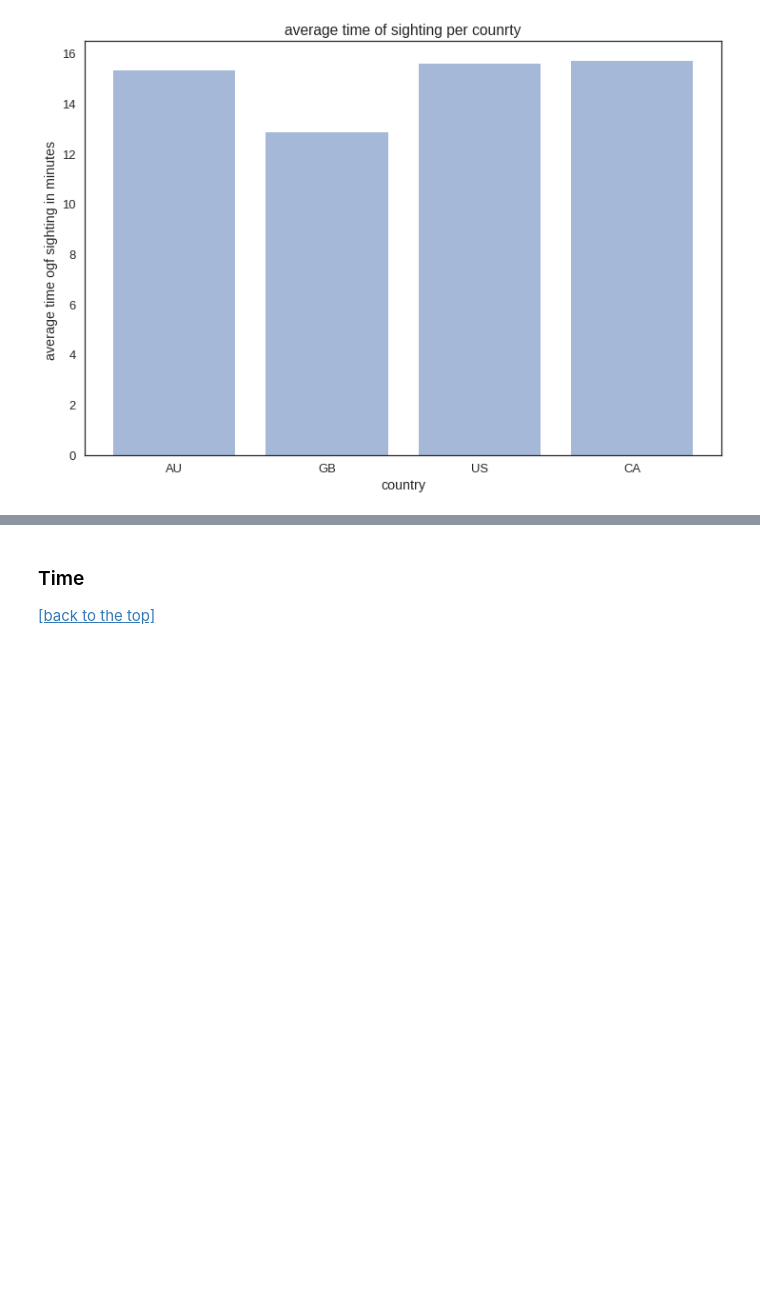
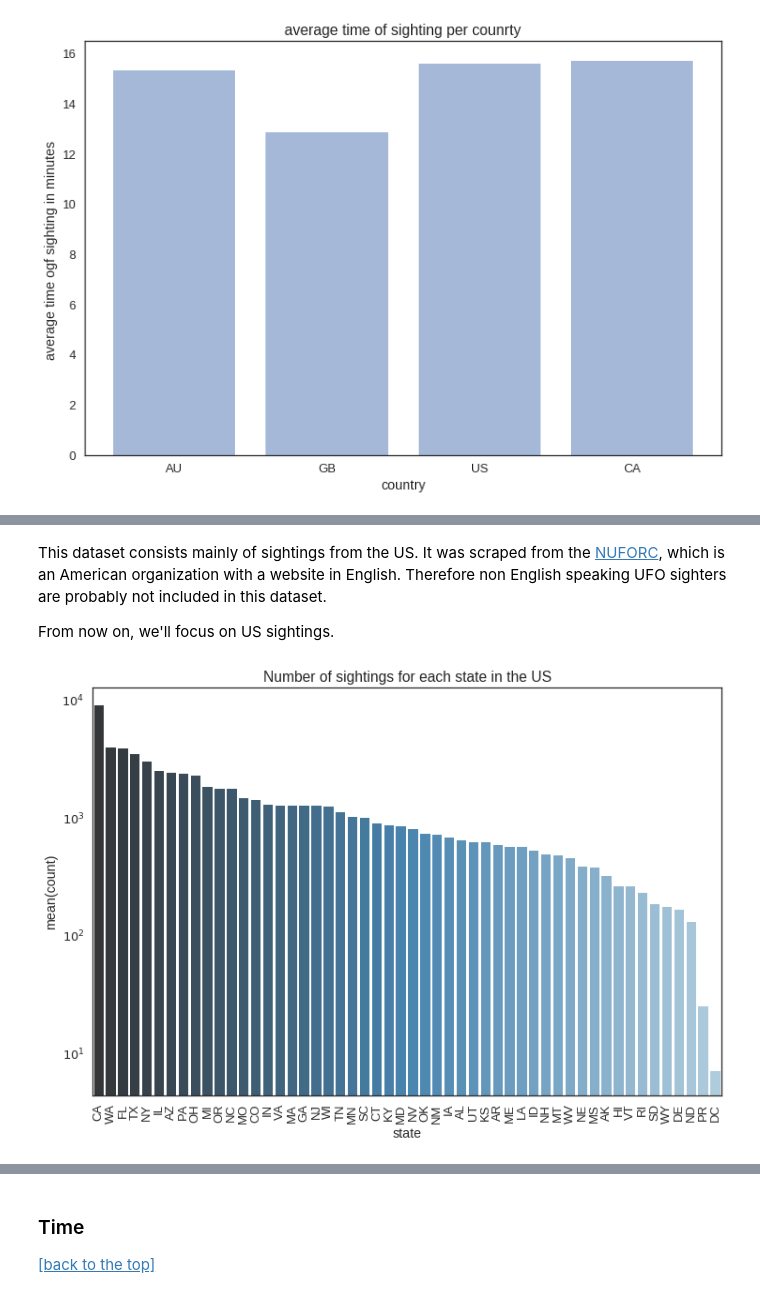
Before and after one commit to shahamran/needle, a Jupyter notebook: Aliens.ipynb, the cells around one changed output, grey strips where cells are left out. Cells and saved outputs as stored; diff of their text form; code cells hidden in the pictures; blank space fills up the shorter version.

```diff
--- a/Aliens.ipynb
+++ b/Aliens.ipynb
@@ -267,0 +284,13 @@ averageDurationPerCountry()
+# %% [markdown]
+This dataset consists mainly of sightings from the US. It was scraped from the [NUFORC](http://www.nuforc.org/), which is an American organization with a website in English. Therefore non English speaking UFO sighters are probably not included in this dataset.
+
+From now on, we'll focus on US sightings.
+# %%
+states_data = data.loc[data[COUNTRY] == 'US', STATE]
+states_data = states_data.value_counts().reset_index().rename(
+    columns={STATE: COUNT, 'index': STATE})
+sns.barplot(x=STATE, y=COUNT, data=states_data, log=True, palette='Blues_d');
+plt.xticks(rotation=90);
+plt.title('Number of sightings for each state in the US');
+# %% [output]
+[figure, added]
```
Also changed, not shown: parts of 13 cells of this notebook, 3 other files.
